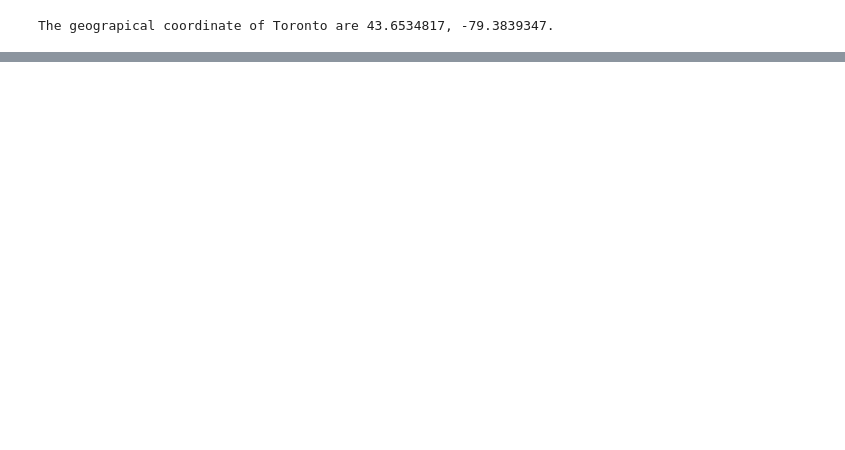
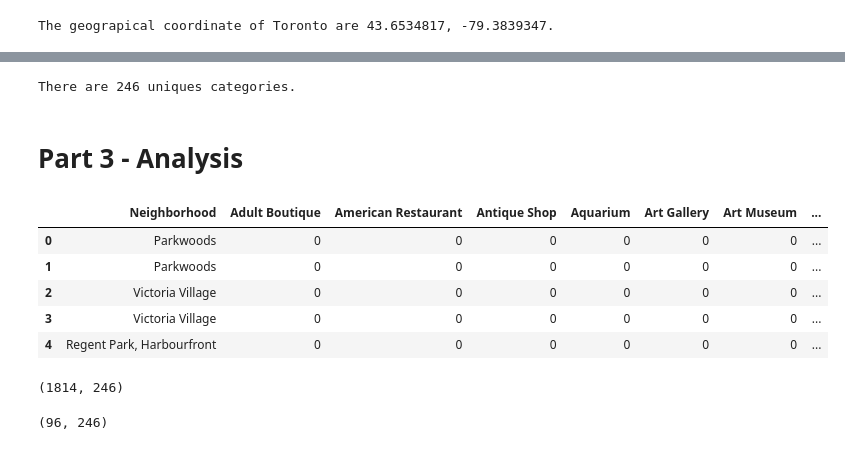
Before and after one commit to hailinlwang/Coursera_Capstone, a Jupyter notebook: Coursera Capstone Notebook.ipynb, the cells around one changed output, grey strips where cells are left out. Cells and saved outputs as stored; diff of their text form; code cells hidden in the pictures; blank space fills up the shorter version.

```diff
--- a/Coursera Capstone Notebook.ipynb
+++ b/Coursera Capstone Notebook.ipynb
@@ -202,0 +288,40 @@ The geograpical coordinate of Toronto are 43.6534817, -79.3839347.
+# %%
+# Check unique categories
+
+print('There are {} uniques categories.'.format(len(venues['Venue Category'].unique())))
+# %% [output]
+There are 246 uniques categories.
+# %% [markdown]
+# Part 3 - Analysis
+# %%
+# one hot encoding
+venues_onehot = pd.get_dummies(venues[['Venue Category']], prefix="", prefix_sep="")
+#Adding the neighbourhood column into venues
+venues_onehot['Neighborhood'] = venues['Neighborhood']
+venues_onehot.head()
+temp = list(venues_onehot.columns)
+
+if 'Neighborhood' in temp:
+    temp.remove('Neighborhood')
+
+fixed_columns = ['Neighborhood'] + temp
+venues_onehot = venues_onehot[fixed_columns]
+
+venues_onehot.head()
+# %% [output]
+|  | Neighborhood | Adult Boutique | American Restaurant | Antique Shop | Aquarium | Art Gallery | Art Museum | ... |
+| 0 | Parkwoods | 0 | 0 | 0 | 0 | 0 | 0 | ... |
+| 1 | Parkwoods | 0 | 0 | 0 | 0 | 0 | 0 | ... |
+| 2 | Victoria Village | 0 | 0 | 0 | 0 | 0 | 0 | ... |
+| 3 | Victoria Village | 0 | 0 | 0 | 0 | 0 | 0 | ... |
+| 4 | Regent Park, Harbourfront | 0 | 0 | 0 | 0 | 0 | 0 | ... |
+# %%
+# Examine dataframe size
+venues_onehot.shape
+# %% [output]
+(1814, 246)
+# %%
+venues_grouped = venues_onehot.groupby('Neighborhood').mean().reset_index()
+venues_grouped.shape
+# %% [output]
+(96, 246)
```
Also changed, not shown: parts of 21 cells of this notebook, 2 other files.
